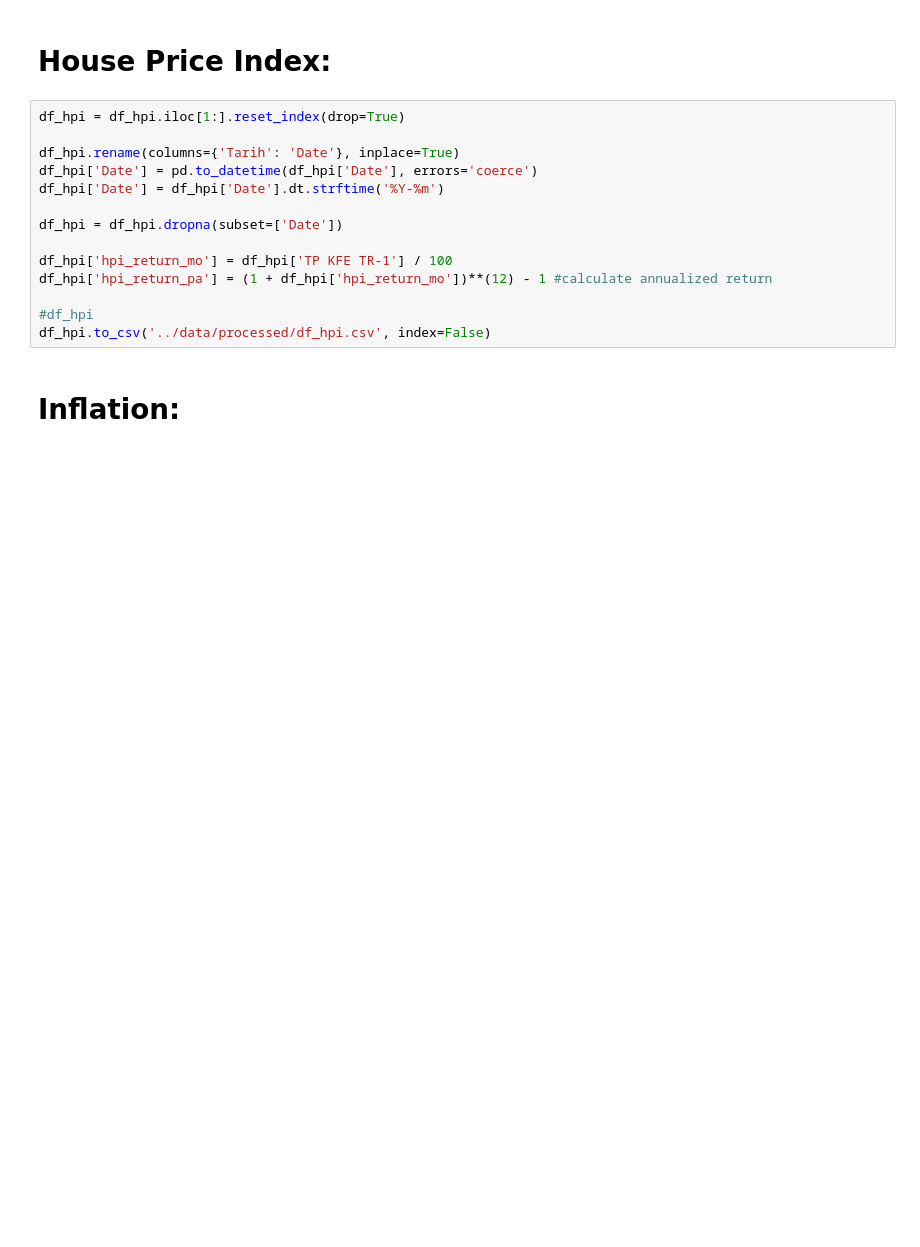
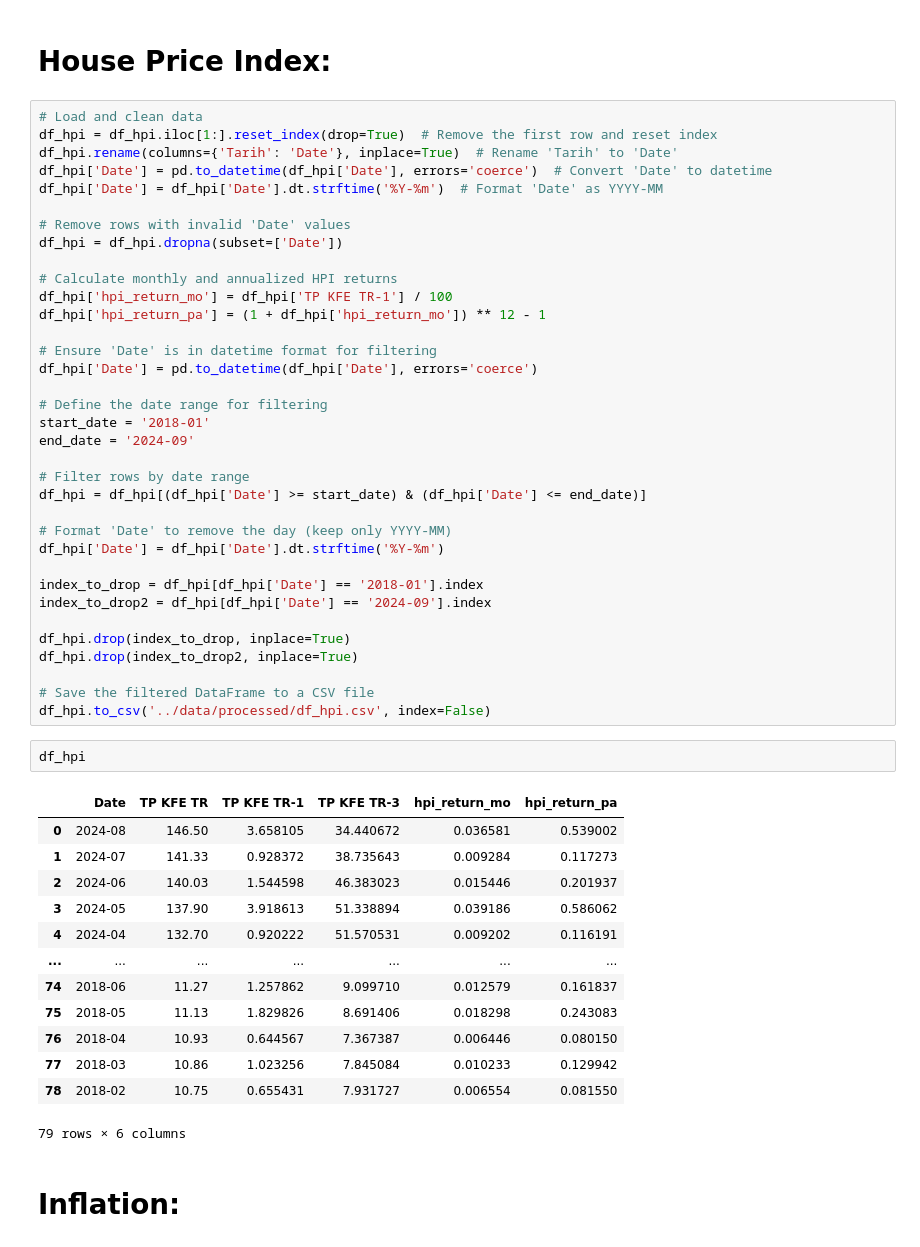
Before and after one commit to denis-lasser/hedging-against-turkish-inflation, a Jupyter notebook: notebooks/DATABASE AND PREPROCESS FOR DATA.ipynb, the cells around one changed output. Cells and saved outputs as stored; diff of their text form; blank space fills up the shorter version.

```diff
--- a/notebooks/DATABASE AND PREPROCESS FOR DATA.ipynb
+++ b/notebooks/DATABASE AND PREPROCESS FOR DATA.ipynb
@@ -72,20 +84,57 @@ df_gov_bonds['bond_return_pa'] = df_gov_bonds['Gov_Bond_Yield'] / 100
 df_gov_bonds.to_csv('../data/processed/df_gov_bonds.csv', index=False)
 # %% [markdown]
 # House Price Index:
-# %%
-df_hpi = df_hpi.iloc[1:].reset_index(drop=True)
-
-df_hpi.rename(columns={'Tarih': 'Date'}, inplace=True)
-df_hpi['Date'] = pd.to_datetime(df_hpi['Date'], errors='coerce')
-df_hpi['Date'] = df_hpi['Date'].dt.strftime('%Y-%m')
-
-df_hpi = df_hpi.dropna(subset=['Date'])
-
-df_hpi['hpi_return_mo'] = df_hpi['TP KFE TR-1'] / 100
-df_hpi['hpi_return_pa'] = (1 + df_hpi['hpi_return_mo'])**(12) - 1 #calculate annualized return
-
-#df_hpi
-df_hpi.to_csv('../data/processed/df_hpi.csv', index=False)
+# %%
+# Load and clean data
+df_hpi = df_hpi.iloc[1:].reset_index(drop=True)  # Remove the first row and reset index
+df_hpi.rename(columns={'Tarih': 'Date'}, inplace=True)  # Rename 'Tarih' to 'Date'
+df_hpi['Date'] = pd.to_datetime(df_hpi['Date'], errors='coerce')  # Convert 'Date' to datetime
+df_hpi['Date'] = df_hpi['Date'].dt.strftime('%Y-%m')  # Format 'Date' as YYYY-MM
+
+# Remove rows with invalid 'Date' values
+df_hpi = df_hpi.dropna(subset=['Date'])
+
+# Calculate monthly and annualized HPI returns
+df_hpi['hpi_return_mo'] = df_hpi['TP KFE TR-1'] / 100
+df_hpi['hpi_return_pa'] = (1 + df_hpi['hpi_return_mo']) ** 12 - 1
+
+# Ensure 'Date' is in datetime format for filtering
+df_hpi['Date'] = pd.to_datetime(df_hpi['Date'], errors='coerce')
+
+# Define the date range for filtering
+start_date = '2018-01'
+end_date = '2024-09'
+
+# Filter rows by date range
+df_hpi = df_hpi[(df_hpi['Date'] >= start_date) & (df_hpi['Date'] <= end_date)]
+
+# Format 'Date' to remove the day (keep only YYYY-MM)
+df_hpi['Date'] = df_hpi['Date'].dt.strftime('%Y-%m')
+
+index_to_drop = df_hpi[df_hpi['Date'] == '2018-01'].index
+index_to_drop2 = df_hpi[df_hpi['Date'] == '2024-09'].index
+
+df_hpi.drop(index_to_drop, inplace=True)
+df_hpi.drop(index_to_drop2, inplace=True)
+
+# Save the filtered DataFrame to a CSV file
+df_hpi.to_csv('../data/processed/df_hpi.csv', index=False)
+# %%
+df_hpi
+# %% [output]
+|  | Date | TP KFE TR | TP KFE TR-1 | TP KFE TR-3 | hpi_return_mo | hpi_return_pa |
+| 0 | 2024-08 | 146.50 | 3.658105 | 34.440672 | 0.036581 | 0.539002 |
+| 1 | 2024-07 | 141.33 | 0.928372 | 38.735643 | 0.009284 | 0.117273 |
+| 2 | 2024-06 | 140.03 | 1.544598 | 46.383023 | 0.015446 | 0.201937 |
+| 3 | 2024-05 | 137.90 | 3.918613 | 51.338894 | 0.039186 | 0.586062 |
+| 4 | 2024-04 | 132.70 | 0.920222 | 51.570531 | 0.009202 | 0.116191 |
+| ... | ... | ... | ... | ... | ... | ... |
+| 74 | 2018-06 | 11.27 | 1.257862 | 9.099710 | 0.012579 | 0.161837 |
+| 75 | 2018-05 | 11.13 | 1.829826 | 8.691406 | 0.018298 | 0.243083 |
+| 76 | 2018-04 | 10.93 | 0.644567 | 7.367387 | 0.006446 | 0.080150 |
+| 77 | 2018-03 | 10.86 | 1.023256 | 7.845084 | 0.010233 | 0.129942 |
+| 78 | 2018-02 | 10.75 | 0.655431 | 7.931727 | 0.006554 | 0.081550 |
+79 rows × 6 columns
 # %% [markdown]
 # Inflation:
 # %%
```
Also changed, not shown: parts of 15 cells of this notebook.
